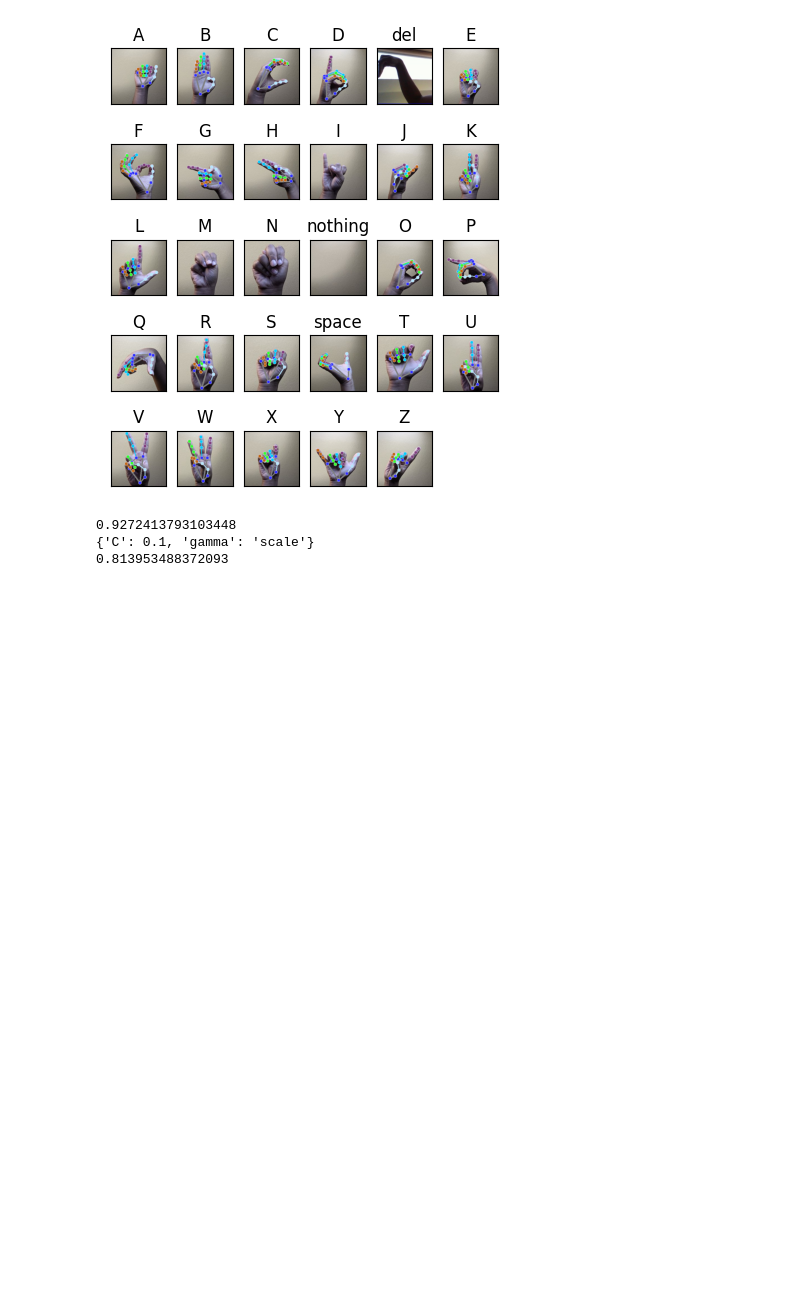
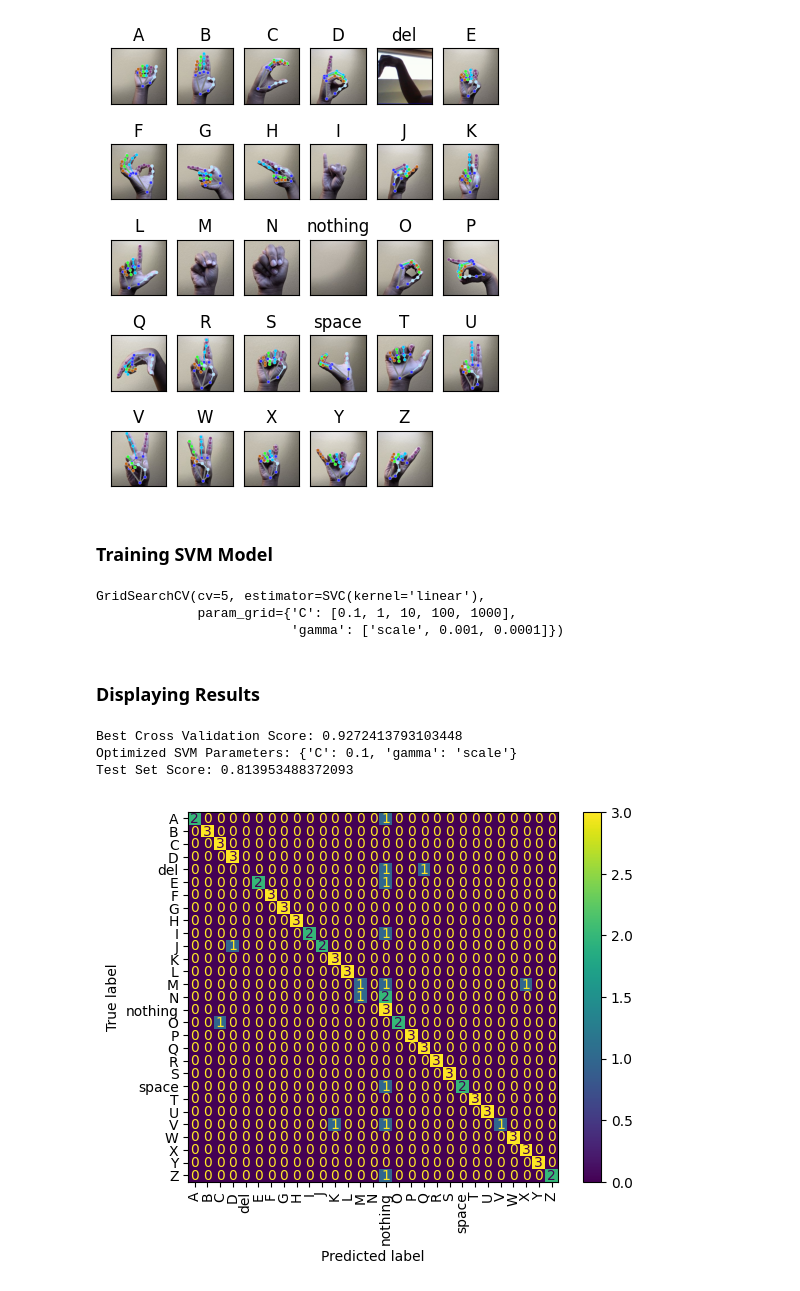
Before and after one commit to elizetran/ensf544_proj2, a Jupyter notebook: svm.ipynb, the cells around one changed output. Cells and saved outputs as stored; diff of their text form; code cells hidden in the pictures; blank space fills up the shorter version.

```diff
--- a/svm.ipynb
+++ b/svm.ipynb
@@ -125,15 +131,37 @@ X_trainval, y_trainval = load_hand_landmark_data(training_dir, min_confidence=0.
 X_test, y_test = load_hand_landmark_data(test_dir, min_confidence=0.05)
 # %% [output]
 [figure]
+# %% [markdown]
+### Training SVM Model
 # %%
 params = { 'C': [0.1, 1, 10, 100, 1000], 'gamma': ['scale', 0.001, 0.0001] }
 grid = GridSearchCV(SVC(kernel='linear'), param_grid=params, cv=5)
 grid.fit(X_trainval, y_trainval)
-
-print(grid.best_score_)
-print(grid.best_params_)
-print(grid.score(X_test, y_test))
 # %% [output]
-0.9272413793103448
-{'C': 0.1, 'gamma': 'scale'}
-0.813953488372093
+GridSearchCV(cv=5, estimator=SVC(kernel='linear'),
+             param_grid={'C': [0.1, 1, 10, 100, 1000],
+                         'gamma': ['scale', 0.001, 0.0001]})
+# %% [markdown]
+### Displaying Results
+# %%
+print("Best Cross Validation Score:", grid.best_score_)
+print("Optimized SVM Parameters:", grid.best_params_)
+print("Test Set Score:", grid.score(X_test, y_test))
+# %% [output]
+Best Cross Validation Score: 0.9272413793103448
+Optimized SVM Parameters: {'C': 0.1, 'gamma': 'scale'}
+Test Set Score: 0.813953488372093
+# %%
+labels = ['A', 'B', 'C', 'D', 'del', 'E', 'F', 'G', 'H', 'I',
+        'J', 'K', 'L', 'M', 'N', 'nothing', 'O', 'P', 'Q',
+        'R', 'S', 'space', 'T', 'U', 'V', 'W', 'X', 'Y', 'Z']
+
+y_pred = grid.predict(X_test)
+cm = confusion_matrix(y_test, y_pred, labels=labels)
+cm_display = ConfusionMatrixDisplay(confusion_matrix=cm, display_labels=labels)
+
+cm_display.plot()
+plt.xticks(rotation=90)
+plt.show()
+# %% [output]
+[figure, added]
```
Also changed, not shown: parts of 4 cells of this notebook.
